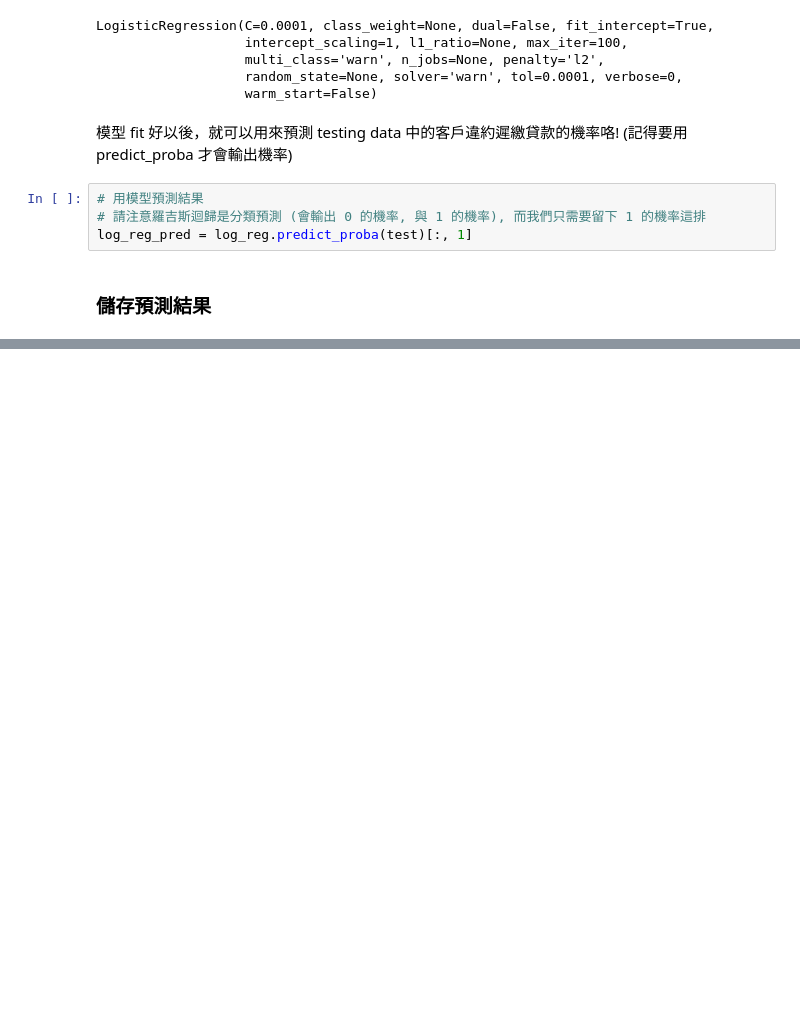
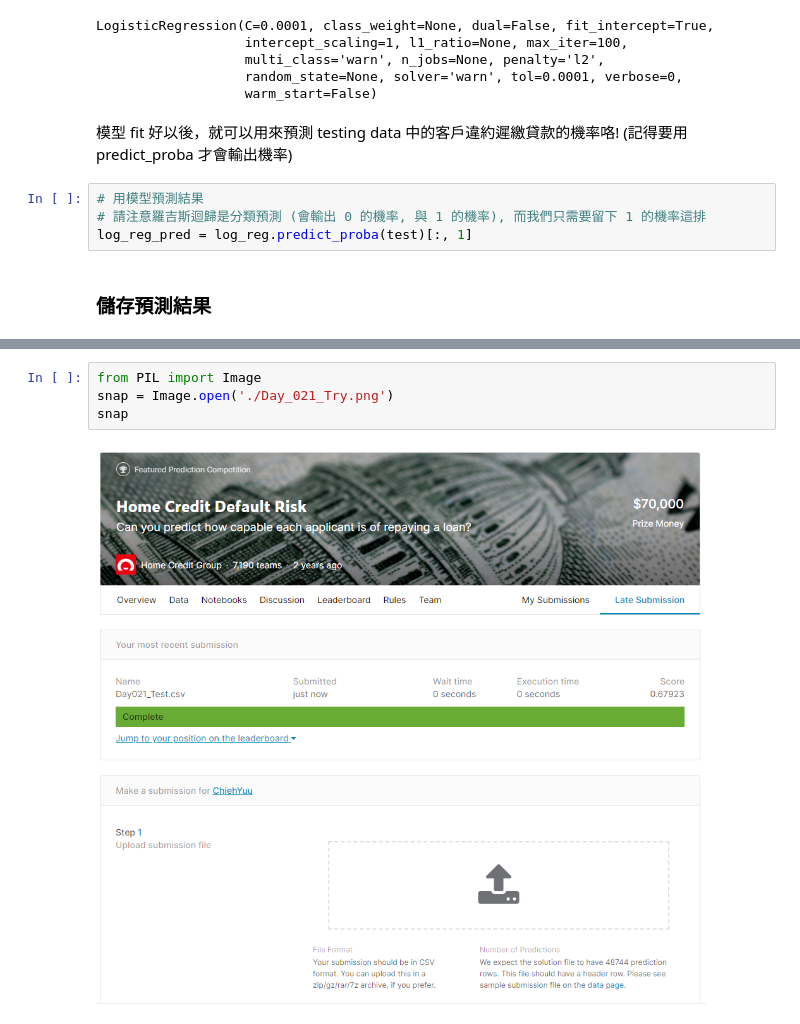
Before and after one commit to ChiehYuu/4th-ML100Days, a Jupyter notebook: Day_021/Day_021_HW.ipynb, the cells around one changed output, grey strips where cells are left out. Cells and saved outputs as stored; diff of their text form; blank space fills up the shorter version.

```diff
--- a/Day_021/Day_021_HW.ipynb
+++ b/Day_021/Day_021_HW.ipynb
@@ -146,3 +146,9 @@ See the caveats in the documentation: http://pandas.pydata.org/pandas-docs/stabl
 | 2 | 100013 | 0.081239 |
 | 3 | 100028 | 0.061509 |
 | 4 | 100038 | 0.128308 |
+# %%
+from PIL import Image
+snap = Image.open('./Day_021_Try.png')
+snap
+# %% [output]
+[figure, added]
```
Also changed, not shown: parts of 1 cell of this notebook.
